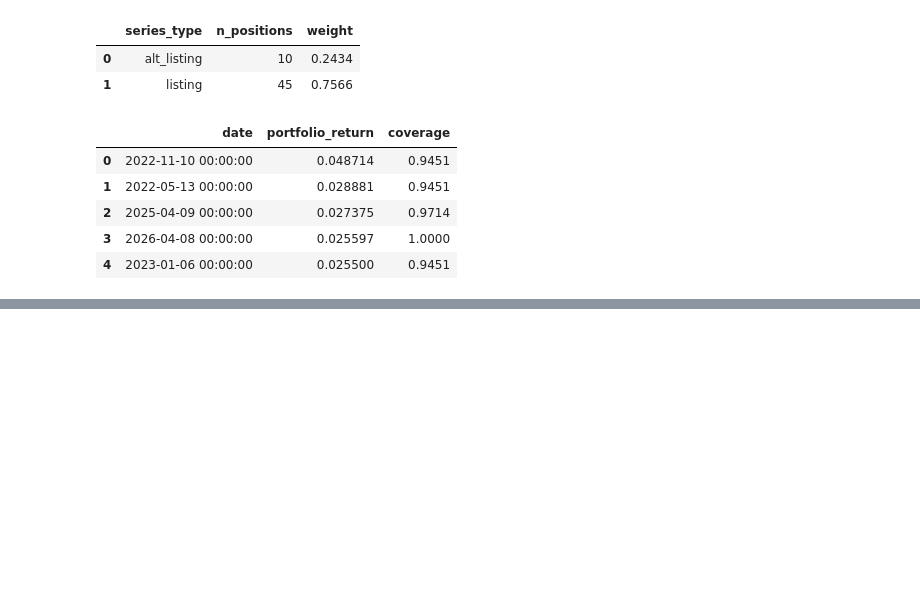
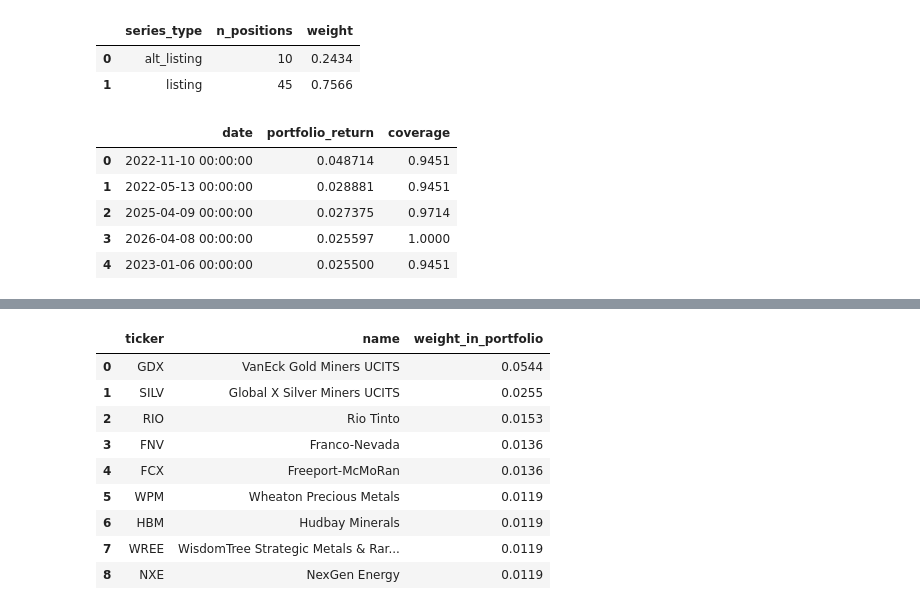
Before and after one commit to caswvandersteen/Investment-Portfolio-Analysis, a Jupyter notebook: notebooks/03_sql_basics.ipynb, the cells around one changed output, grey strips where cells are left out. Saved outputs shown, nothing was run; the diff lists cells and outputs as text; code cells hidden in the pictures; blank space fills up the shorter version.

```diff
--- a/notebooks/03_sql_basics.ipynb
+++ b/notebooks/03_sql_basics.ipynb
@@ -302,0 +329,17 @@ LIMIT 5
+# %%
+query("""
+SELECT ticker, name, weight_in_portfolio
+FROM holdings
+WHERE pie = 'Mijnbouw'
+""")
+# %% [output]
+|  | ticker | name | weight_in_portfolio |
+| 0 | GDX | VanEck Gold Miners UCITS | 0.0544 |
+| 1 | SILV | Global X Silver Miners UCITS | 0.0255 |
+| 2 | RIO | Rio Tinto | 0.0153 |
+| 3 | FNV | Franco-Nevada | 0.0136 |
+| 4 | FCX | Freeport-McMoRan | 0.0136 |
+| 5 | WPM | Wheaton Precious Metals | 0.0119 |
+| 6 | HBM | Hudbay Minerals | 0.0119 |
+| 7 | WREE | WisdomTree Strategic Metals & Rar... | 0.0119 |
+| 8 | NXE | NexGen Energy | 0.0119 |
```
Also changed, not shown: parts of 19 cells of this notebook, 2 other files.
